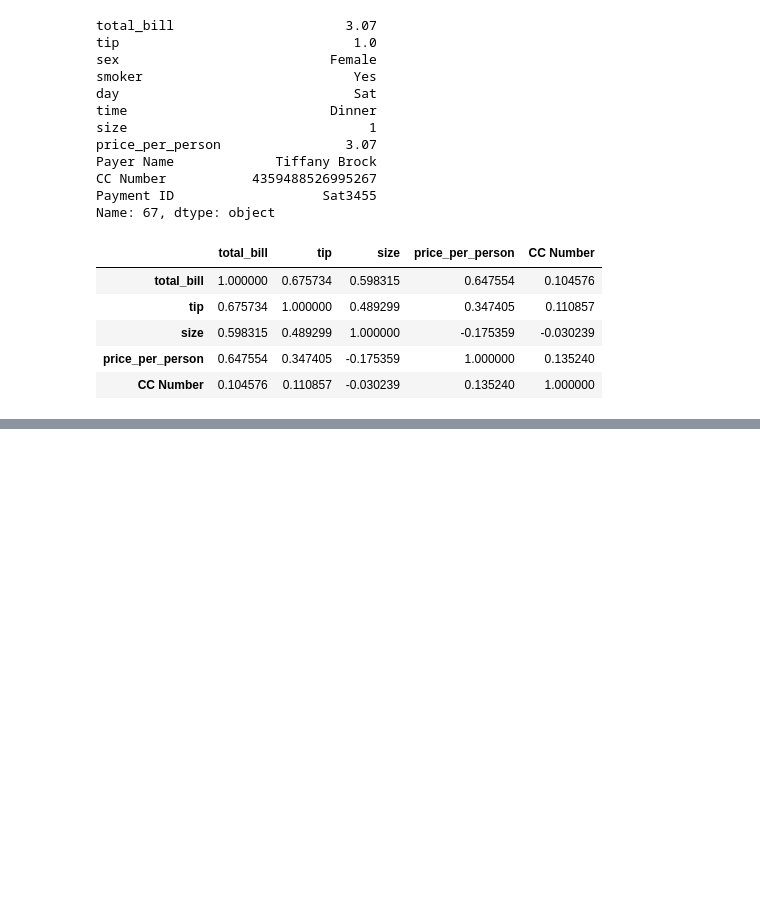
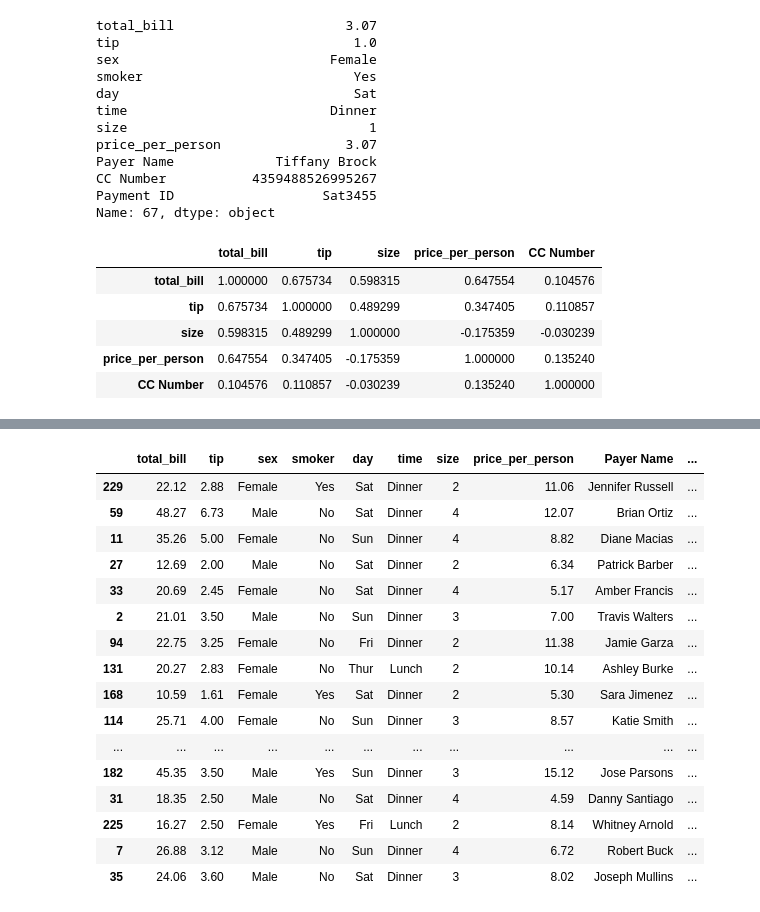
Before and after one commit to rostya-codes/Machine-Learning-Data-Science, a Jupyter notebook: Pandas/p8.ipynb, the cells around one changed output, grey strips where cells are left out. Saved outputs shown, nothing was run; the diff lists cells and outputs as text; code cells hidden in the pictures; blank space fills up the shorter version.

```diff
--- a/Pandas/p8.ipynb
+++ b/Pandas/p8.ipynb
@@ -224,0 +406,20 @@ df.corr(numeric_only=True)
+# %%
+df.sample(frac=0.1)  # 1/10 или 10% случайных строк из датафрейма
+# %% [output]
+|  | total_bill | tip | sex | smoker | day | time | size | price_per_person | Payer Name | ... |
+| 229 | 22.12 | 2.88 | Female | Yes | Sat | Dinner | 2 | 11.06 | Jennifer Russell | ... |
+| 59 | 48.27 | 6.73 | Male | No | Sat | Dinner | 4 | 12.07 | Brian Ortiz | ... |
+| 11 | 35.26 | 5.00 | Female | No | Sun | Dinner | 4 | 8.82 | Diane Macias | ... |
+| 27 | 12.69 | 2.00 | Male | No | Sat | Dinner | 2 | 6.34 | Patrick Barber | ... |
+| 33 | 20.69 | 2.45 | Female | No | Sat | Dinner | 4 | 5.17 | Amber Francis | ... |
+| 2 | 21.01 | 3.50 | Male | No | Sun | Dinner | 3 | 7.00 | Travis Walters | ... |
+| 94 | 22.75 | 3.25 | Female | No | Fri | Dinner | 2 | 11.38 | Jamie Garza | ... |
+| 131 | 20.27 | 2.83 | Female | No | Thur | Lunch | 2 | 10.14 | Ashley Burke | ... |
+| 168 | 10.59 | 1.61 | Female | Yes | Sat | Dinner | 2 | 5.30 | Sara Jimenez | ... |
+| 114 | 25.71 | 4.00 | Female | No | Sun | Dinner | 3 | 8.57 | Katie Smith | ... |
+| ... | ... | ... | ... | ... | ... | ... | ... | ... | ... | ... |
+| 182 | 45.35 | 3.50 | Male | Yes | Sun | Dinner | 3 | 15.12 | Jose Parsons | ... |
+| 31 | 18.35 | 2.50 | Male | No | Sat | Dinner | 4 | 4.59 | Danny Santiago | ... |
+| 225 | 16.27 | 2.50 | Female | Yes | Fri | Lunch | 2 | 8.14 | Whitney Arnold | ... |
+| 7 | 26.88 | 3.12 | Male | No | Sun | Dinner | 4 | 6.72 | Robert Buck | ... |
+| 35 | 24.06 | 3.60 | Male | No | Sat | Dinner | 3 | 8.02 | Joseph Mullins | ... |
```
Also changed, not shown: parts of 20 cells of this notebook.
